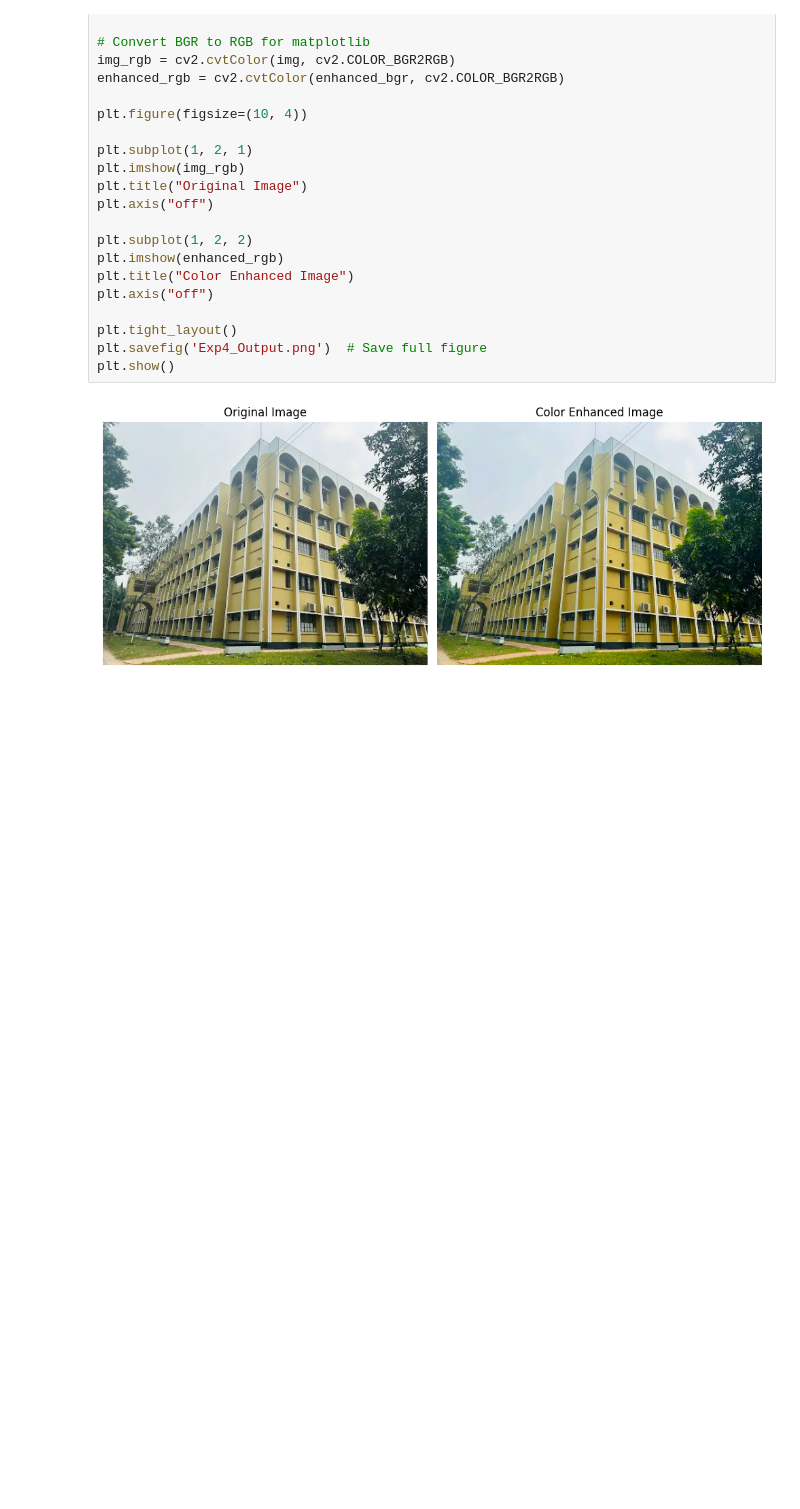
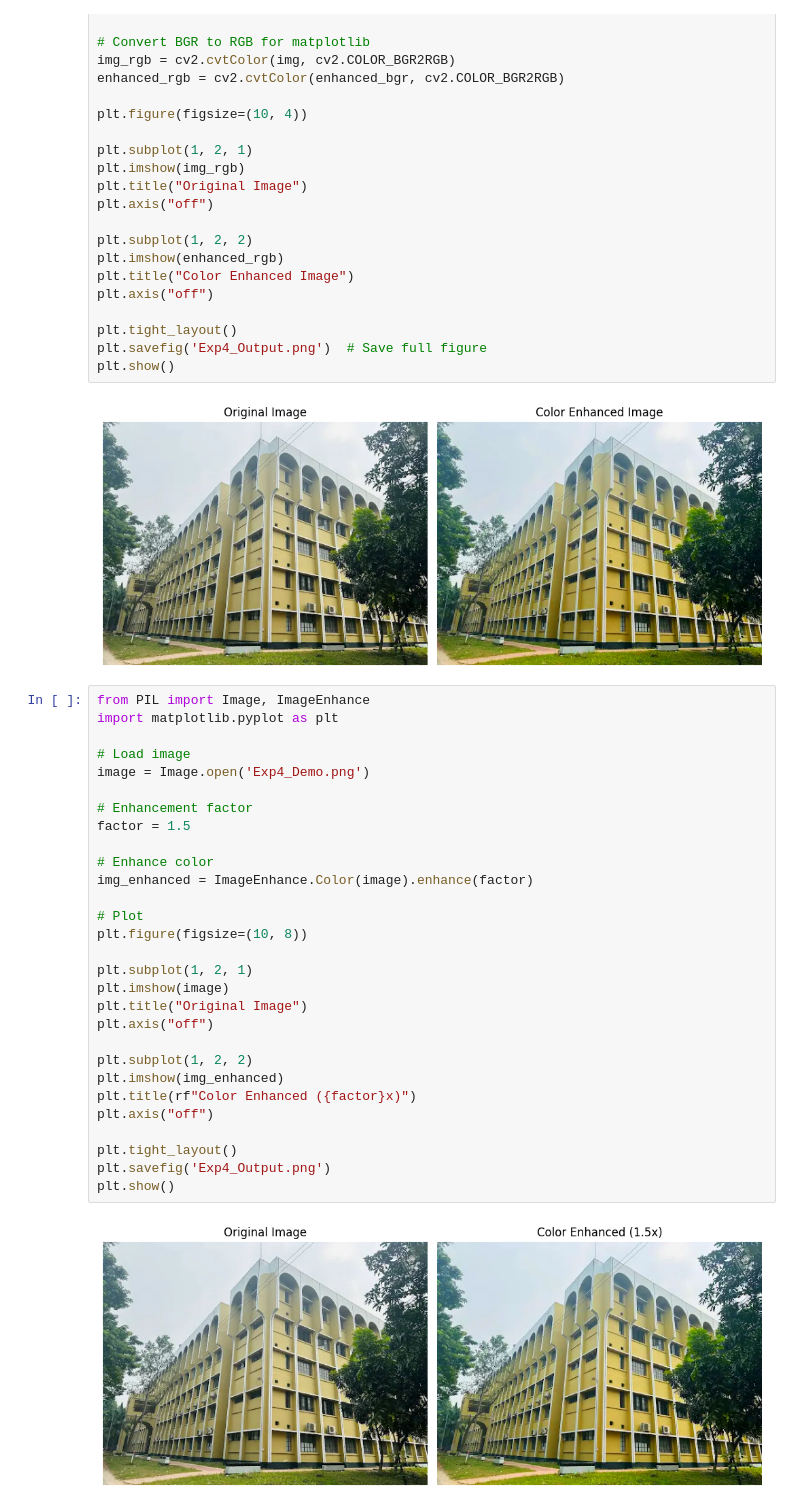
Before and after one commit to SajjadHossainSoykot/ICT-4104-Digital-Signal-and-Image-Processing-Laboratory, a Jupyter notebook: Exp4_ColorEnhance.ipynb, the cells around one changed output. Cells and saved outputs as stored; diff of their text form; blank space fills up the shorter version.

```diff
--- a/Exp4_ColorEnhance.ipynb
+++ b/Exp4_ColorEnhance.ipynb
@@ -104,3 +104,34 @@ plt.savefig('Exp4_Output.png')  # Save full figure
 plt.show()
 # %% [output]
 [figure]
+# %%
+from PIL import Image, ImageEnhance
+import matplotlib.pyplot as plt
+
+# Load image
+image = Image.open('Exp4_Demo.png')
+
+# Enhancement factor
+factor = 1.5
+
+# Enhance color
+img_enhanced = ImageEnhance.Color(image).enhance(factor)
+
+# Plot
+plt.figure(figsize=(10, 8))
+
+plt.subplot(1, 2, 1)
+plt.imshow(image)
+plt.title("Original Image")
+plt.axis("off")
+
+plt.subplot(1, 2, 2)
+plt.imshow(img_enhanced)
+plt.title(rf"Color Enhanced ({factor}x)")
+plt.axis("off")
+
+plt.tight_layout()
+plt.savefig('Exp4_Output.png')
+plt.show()
+# %% [output]
+[figure, added]
```
Also changed, not shown: 1 other file.
